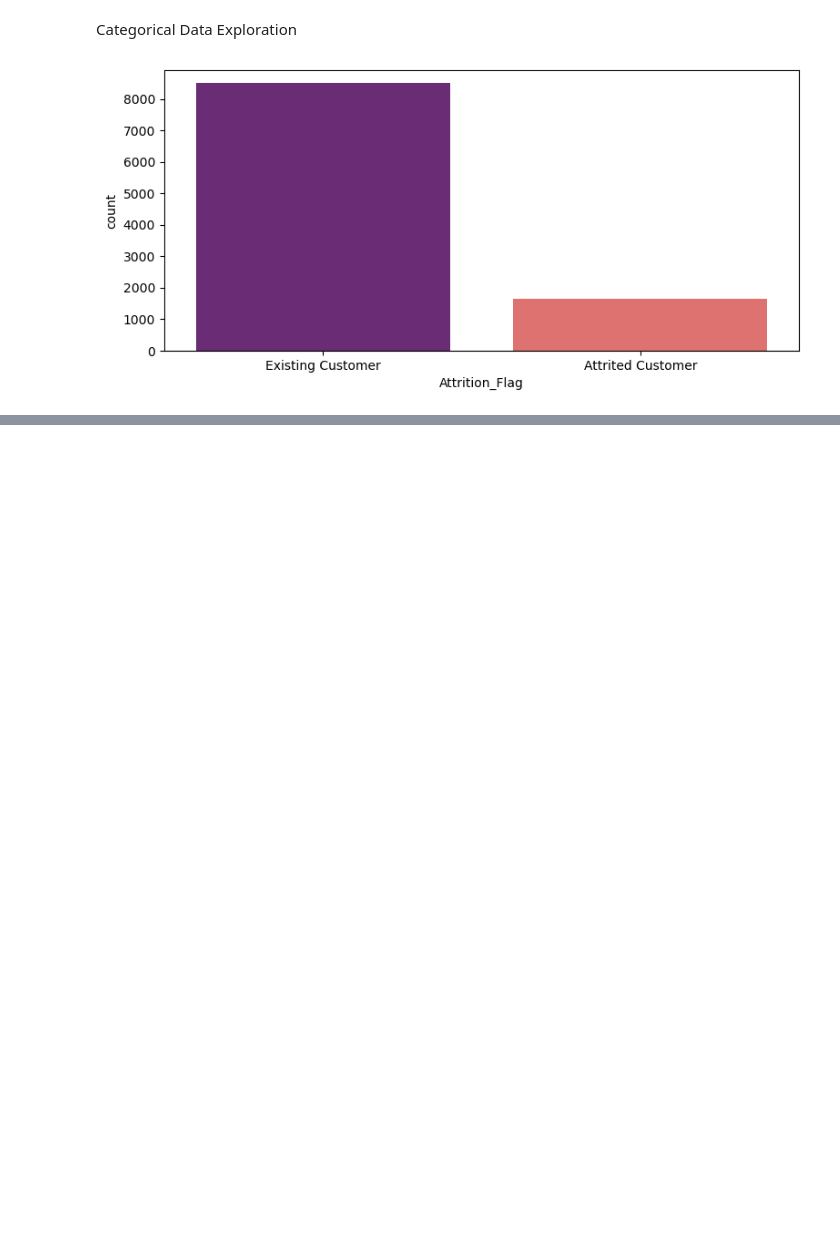
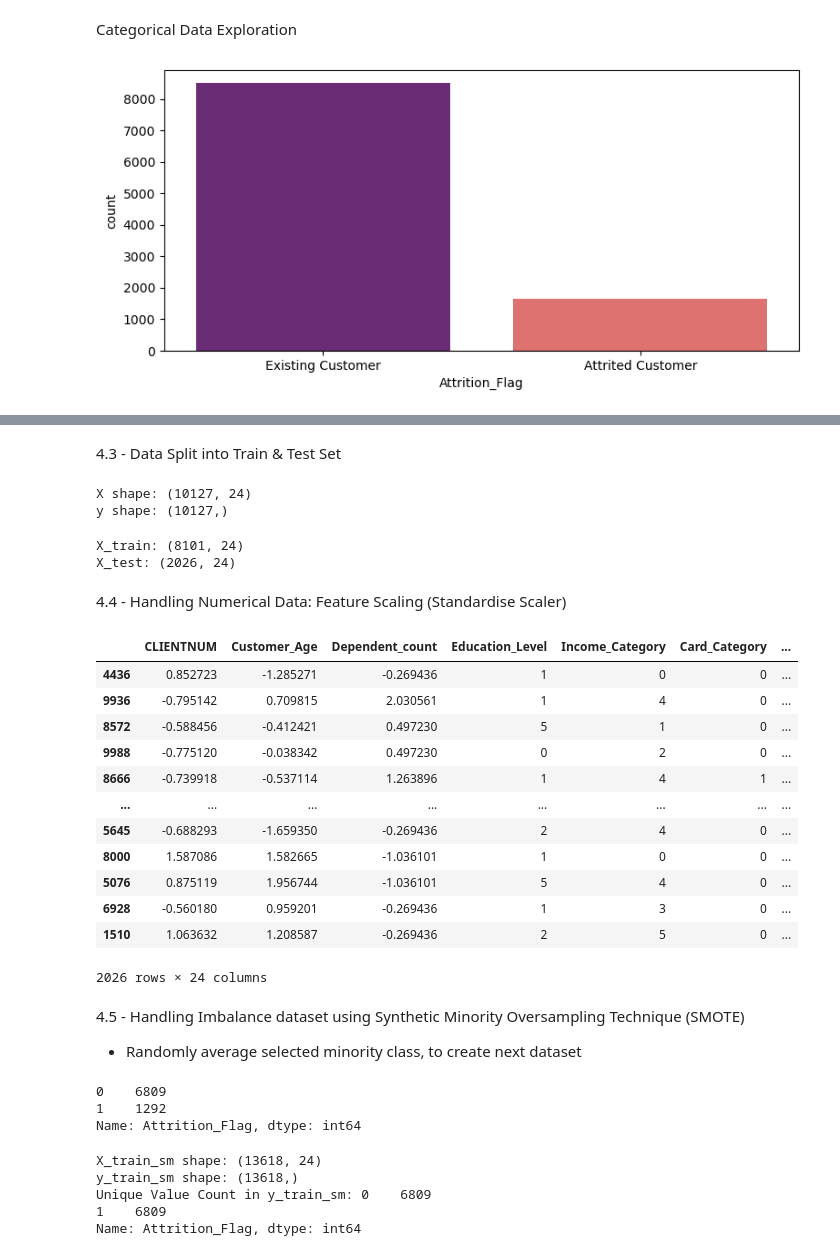
Before and after one commit to Zac-Chenn/MyProject_2-Bank-Churner, a Jupyter notebook: Bank_Churner_Analysis.ipynb, the cells around one changed output, grey strips where cells are left out. Cells and saved outputs as stored; diff of their text form; code cells hidden in the pictures; blank space fills up the shorter version.

```diff
--- a/Bank_Churner_Analysis.ipynb
+++ b/Bank_Churner_Analysis.ipynb
@@ -257,0 +467,78 @@ Card_Category_dist.show()
+# %%
+# Working with Nominal Features with pandas `get_dummies` function.
+df_drop = pd.get_dummies(df_drop, columns=['Gender', 'Marital_Status'])
+# %% [markdown]
+4.3 - Data Split into Train & Test Set
+# %%
+x = df_drop.drop(["Attrition_Flag"], axis=1)
+y = df_drop["Attrition_Flag"]
+
+print(f"X shape: {x.shape}")
+print(f"y shape: {y.shape}")
+# %% [output]
+X shape: (10127, 24)
+y shape: (10127,)
+# %%
+X_train, X_test, y_train, y_test = train_test_split(x, y, test_size=0.2)
+
+print(f"X_train: {X_train.shape}")
+print(f"X_test: {X_test.shape}")
+# %% [output]
+X_train: (8101, 24)
+X_test: (2026, 24)
+# %% [markdown]
+4.4 - Handling Numerical Data: Feature Scaling (Standardise Scaler)
+# %%
+# Create Scaler
+scaler = StandardScaler()
+
+# Fitting the Scaler onto dataset
+scaler.fit(X_train[numerical_data])
+
+# Transform the numerical features in X-input data
+X_train_scaled = scaler.transform(X_train[numerical_data])
+X_test_scaled = scaler.transform(X_test[numerical_data])
+
+# Replace scaled feature value back into dataset
+X_train[numerical_data] = X_train_scaled
+X_test[numerical_data] = X_test_scaled
+# %%
+X_test
+# %% [output]
+|  | CLIENTNUM | Customer_Age | Dependent_count | Education_Level | Income_Category | Card_Category | ... |
+| 4436 | 0.852723 | -1.285271 | -0.269436 | 1 | 0 | 0 | ... |
+| 9936 | -0.795142 | 0.709815 | 2.030561 | 1 | 4 | 0 | ... |
+| 8572 | -0.588456 | -0.412421 | 0.497230 | 5 | 1 | 0 | ... |
+| 9988 | -0.775120 | -0.038342 | 0.497230 | 0 | 2 | 0 | ... |
+| 8666 | -0.739918 | -0.537114 | 1.263896 | 1 | 4 | 1 | ... |
+| ... | ... | ... | ... | ... | ... | ... | ... |
+| 5645 | -0.688293 | -1.659350 | -0.269436 | 2 | 4 | 0 | ... |
+| 8000 | 1.587086 | 1.582665 | -1.036101 | 1 | 0 | 0 | ... |
+| 5076 | 0.875119 | 1.956744 | -1.036101 | 5 | 4 | 0 | ... |
+| 6928 | -0.560180 | 0.959201 | -0.269436 | 1 | 3 | 0 | ... |
+| 1510 | 1.063632 | 1.208587 | -0.269436 | 2 | 5 | 0 | ... |
+2026 rows × 24 columns
+# %% [markdown]
+4.5 - Handling Imbalance dataset using Synthetic Minority Oversampling Technique (SMOTE)
+- Randomly average selected minority class, to create next dataset
+# %%
+# Original data count
+y_train.value_counts()
+# %% [output]
+0    6809
+1    1292
+Name: Attrition_Flag, dtype: int64
+# %%
+# Data count after SMOTE
+sm = SMOTE(random_state=42)
+X_train_sm, y_train_sm = sm.fit_resample(X_train, y_train)
+
+print(f"X_train_sm shape: {X_train_sm.shape}")
+print(f"y_train_sm shape: {y_train_sm.shape}")
+print(f"Unique Value Count in y_train_sm: {y_train_sm.value_counts()}")
+# %% [output]
+X_train_sm shape: (13618, 24)
+y_train_sm shape: (13618,)
+Unique Value Count in y_train_sm: 0    6809
+1    6809
+Name: Attrition_Flag, dtype: int64
```
Also changed, not shown: parts of 21 cells of this notebook.
